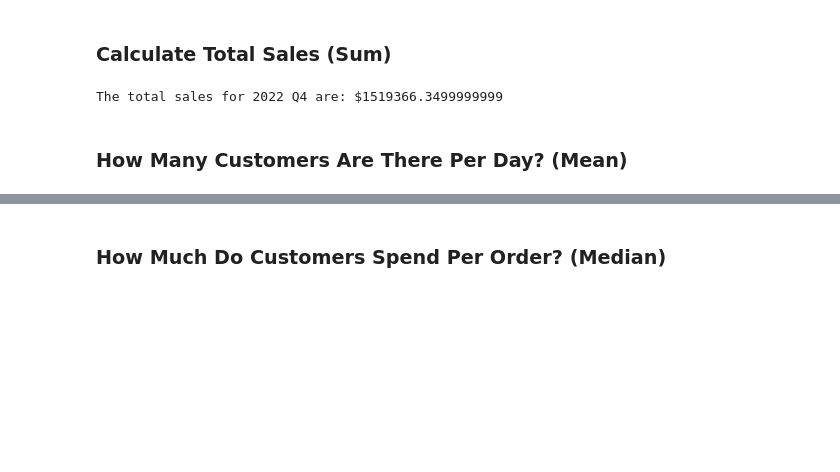
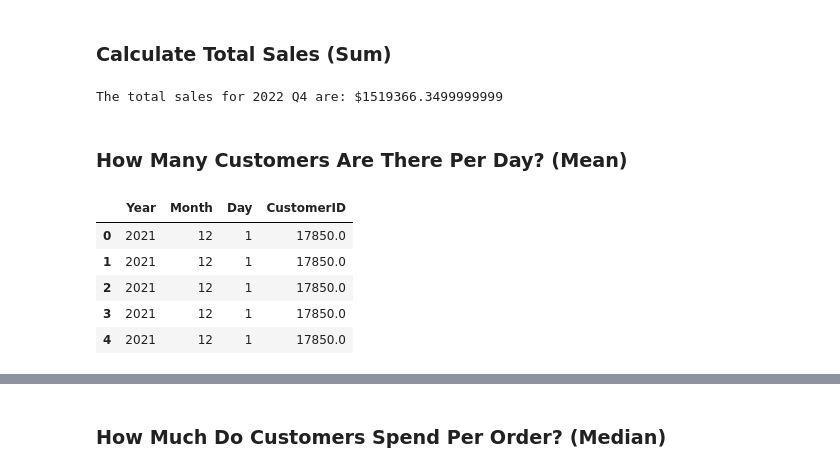
Before and after one commit to girijesh-ai/Applied-Statistics-for-Data-Science, a Jupyter notebook: Copy_of_Student_Week_1_CostPro_Quarterly_Sales_Metrics_Dashboard.ipynb, the cells around one changed output, grey strips where cells are left out. Drawn from its saved outputs; the diff is of its cells as text; code cells hidden in the pictures; blank space fills up the shorter version.

```diff
--- a/Copy_of_Student_Week_1_CostPro_Quarterly_Sales_Metrics_Dashboard.ipynb
+++ b/Copy_of_Student_Week_1_CostPro_Quarterly_Sales_Metrics_Dashboard.ipynb
@@ -426,3 +444,12 @@ print(f'The total sales for 2022 Q4 are: ${total_sales(data, 2022, 4)}')
 The total sales for 2022 Q4 are: $1519366.3499999999
 # %% [markdown]
 ### How Many Customers Are There Per Day? (Mean)
+# %%
+data[['Year', 'Month', 'Day','CustomerID']].head()
+# %% [output]
+|  | Year | Month | Day | CustomerID |
+| 0 | 2021 | 12 | 1 | 17850.0 |
+| 1 | 2021 | 12 | 1 | 17850.0 |
+| 2 | 2021 | 12 | 1 | 17850.0 |
+| 3 | 2021 | 12 | 1 | 17850.0 |
+| 4 | 2021 | 12 | 1 | 17850.0 |
```
Also changed, not shown: parts of 13 cells of this notebook.
